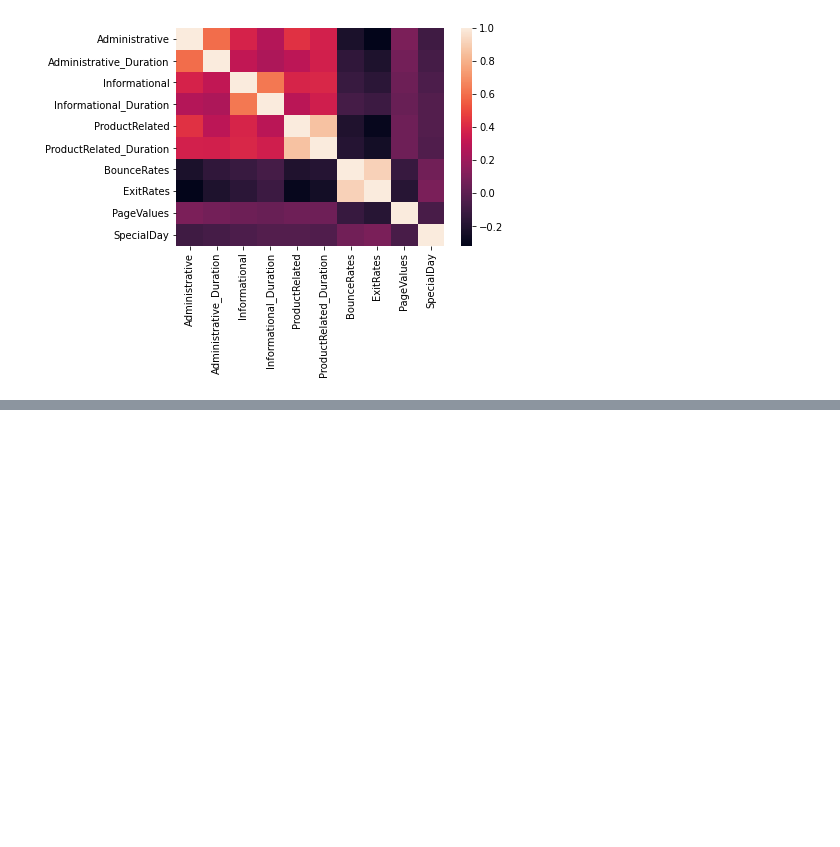
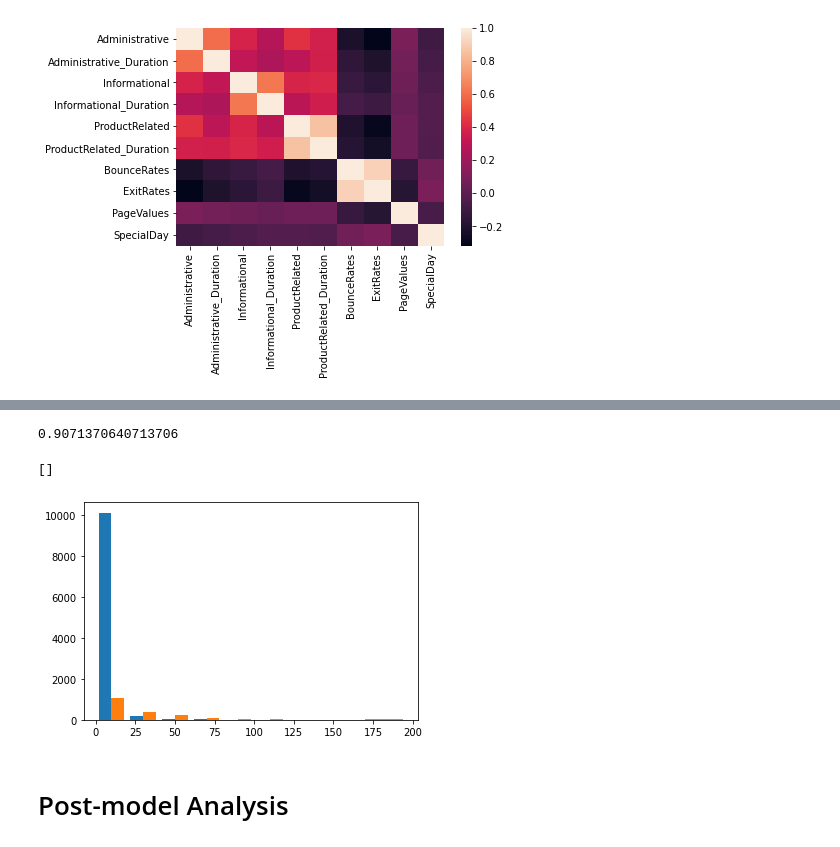
Before and after one commit to xli2257/Aicadium, a Jupyter notebook: aicadium_takehome.ipynb, the cells around one changed output, grey strips where cells are left out. Cells and saved outputs as stored; diff of their text form; code cells hidden in the pictures; blank space fills up the shorter version.

Commit message:
Make pipeline, tune hyperparameter and add comments

```diff
--- a/aicadium_takehome.ipynb
+++ b/aicadium_takehome.ipynb
@@ -363,0 +495,21 @@ plt.bar(range(len(importances[0:6])), importances[0:6], color="r", align = "cent
+# %%
+model_pipeline_param = make_pipeline(preprocessor,
+                       RandomForestClassifier(class_weight = 'balanced',
+                                              max_depth = 18, max_features = 'auto',
+                                              min_samples_split = 2,criterion = 'gini', n_estimators = 1000))
+model_pipeline_param.fit(X_train, y_train)
+model_pipeline_param.score(X_test, y_test)
+# %% [output]
+0.9071370640713706
+# %%
+ind0 = target == 0
+data_neg = df[ind0]
+data_pos = df[~ind0]
+plt.hist([data_neg['PageValues'], data_pos['PageValues']], bins = [0,20,40,60,80,100,120,140, 200])
+
+plt.plot()
+# %% [output]
+[]
+[figure, added]
+# %% [markdown]
+# Post-model Analysis
```
Also changed, not shown: parts of 72 cells of this notebook.
